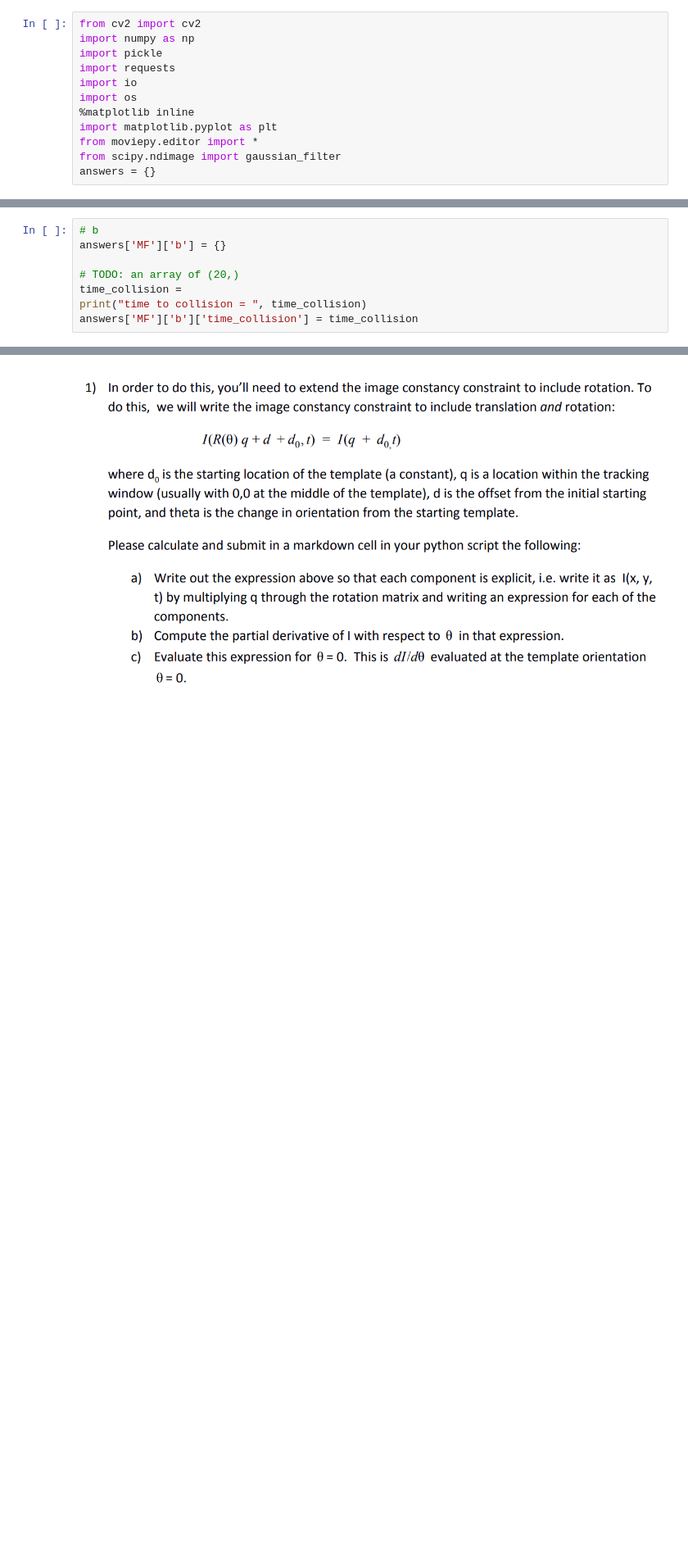
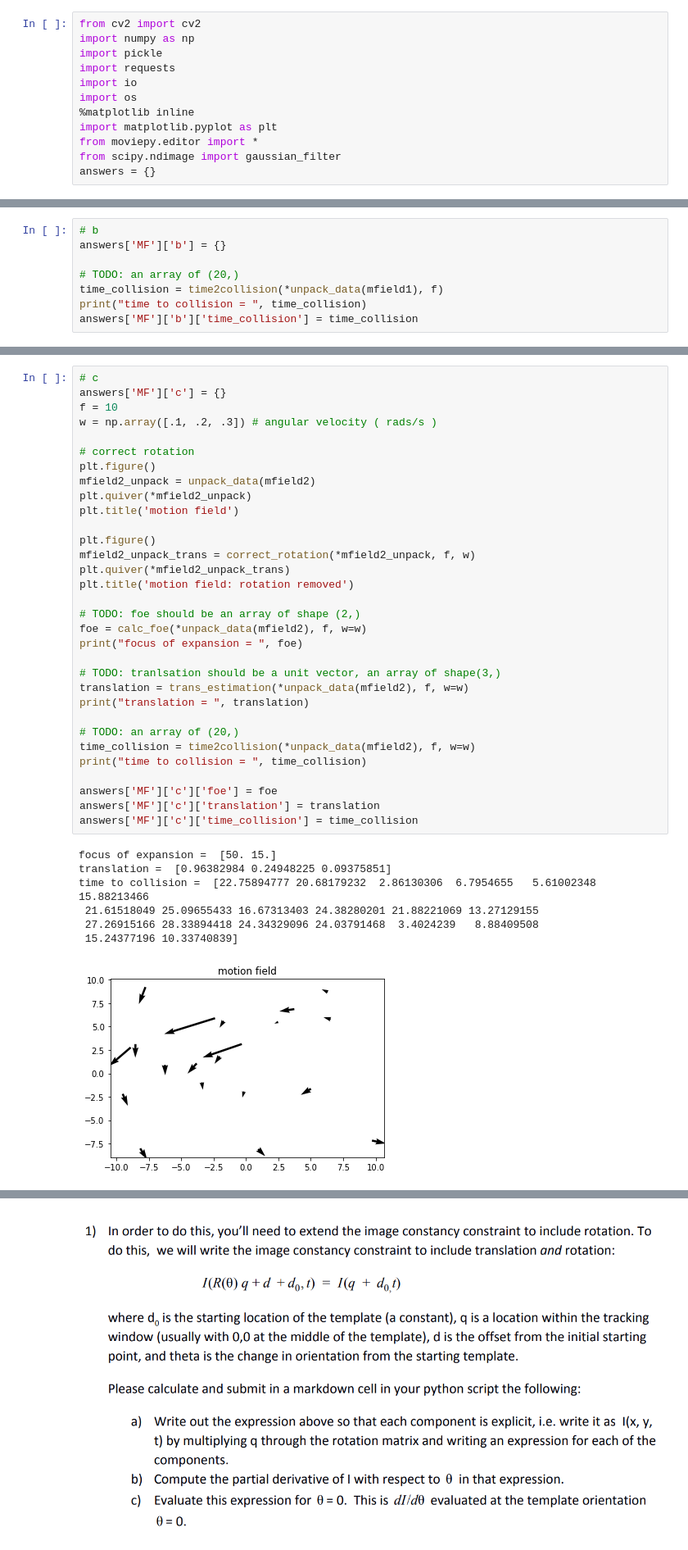
Before and after one commit to dlezcan1/computer-vision-fall-2020, a Jupyter notebook: homeworks/homework_3/HW3.ipynb, the cells around one changed output, grey strips where cells are left out. Shown at 82% size. Cells and saved outputs as stored; diff of their text form; blank space fills up the shorter version.

```diff
--- a/homeworks/homework_3/HW3.ipynb
+++ b/homeworks/homework_3/HW3.ipynb
@@ -40,0 +157,8 @@ answers['MF']['a']['translation'] = translation
+# %%
+# b
+answers['MF']['b'] = {}
+
+# TODO: an array of (20,)
+time_collision = time2collision(*unpack_data(mfield1), f)
+print("time to collision = ", time_collision)
+answers['MF']['b']['time_collision'] = time_collision
@@ -43,8 +172,40 @@ answers['MF']['a']['translation'] = translation
-# %%
-# b
-answers['MF']['b'] = {}
-
-# TODO: an array of (20,)
-time_collision =
-print("time to collision = ", time_collision)
-answers['MF']['b']['time_collision'] = time_collision
+# %%
+# c
+answers['MF']['c'] = {}
+f = 10
+w = np.array([.1, .2, .3]) # angular velocity ( rads/s )
+
+# correct rotation
+plt.figure()
+mfield2_unpack = unpack_data(mfield2)
+plt.quiver(*mfield2_unpack)
+plt.title('motion field')
+
+plt.figure()
+mfield2_unpack_trans = correct_rotation(*mfield2_unpack, f, w)
+plt.quiver(*mfield2_unpack_trans)
+plt.title('motion field: rotation removed')
+
+# TODO: foe should be an array of shape (2,)
+foe = calc_foe(*unpack_data(mfield2), f, w=w)
+print("focus of expansion = ", foe)
+
+# TODO: tranlsation should be a unit vector, an array of shape(3,)
+translation = trans_estimation(*unpack_data(mfield2), f, w=w)
+print("translation = ", translation)
+
+# TODO: an array of (20,)
+time_collision = time2collision(*unpack_data(mfield2), f, w=w)
+print("time to collision = ", time_collision)
+
+answers['MF']['c']['foe'] = foe
+answers['MF']['c']['translation'] = translation
+answers['MF']['c']['time_collision'] = time_collision
+# %% [output]
+focus of expansion =  [50. 15.]
+translation =  [0.96382984 0.24948225 0.09375851]
+time to collision =  [22.75894777 20.68179232  2.86130306  6.7954655   5.61002348 15.88213466
+ 21.61518049 25.09655433 16.67313403 24.38280201 21.88221069 13.27129155
+ 27.26915166 28.33894418 24.34329096 24.03791468  3.4024239   8.88409508
+ 15.24377196 10.33740839]
+[figure, added]
```
Also changed, not shown: parts of 22 cells of this notebook.
